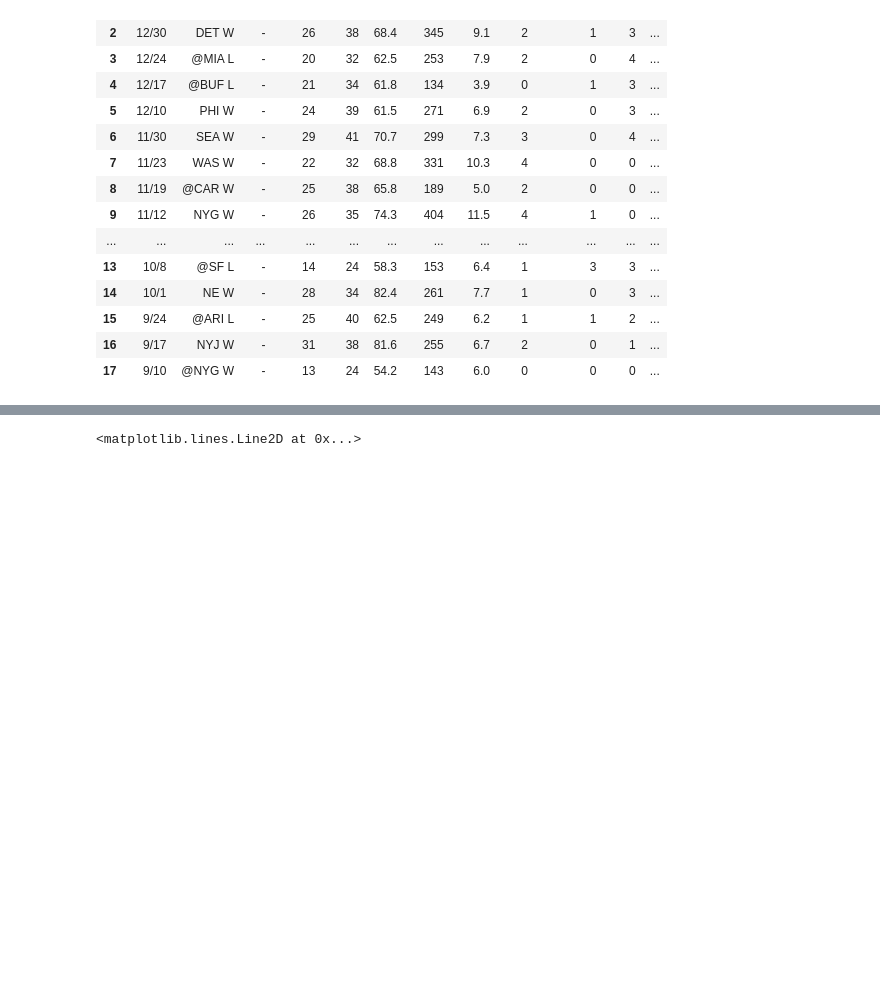
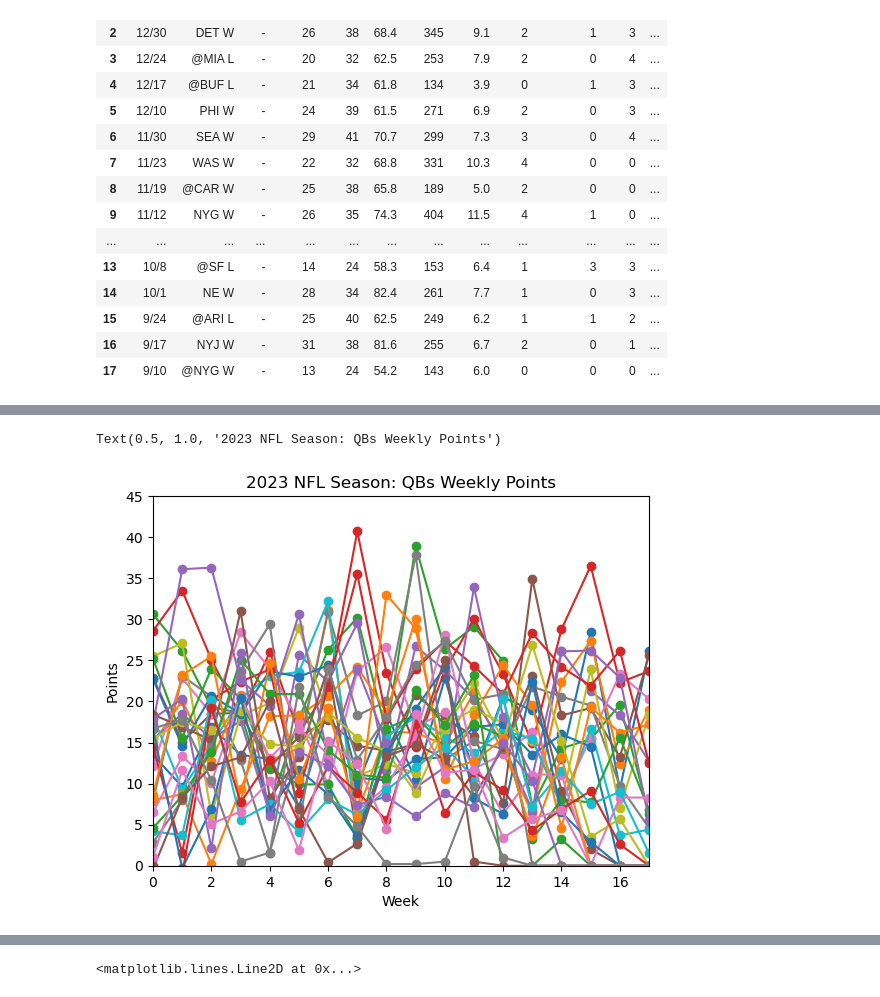
Before and after one commit to killenden/NFL_stats, a Jupyter notebook: plotting.ipynb, the cells around one changed output, grey strips where cells are left out. Cells and saved outputs as stored; diff of their text form; code cells hidden in the pictures; blank space fills up the shorter version.

```diff
--- a/plotting.ipynb
+++ b/plotting.ipynb
@@ -515,3 +646,9 @@ dak_data
 | 15 | 9/24 | @ARI L | - | 25 | 40 | 62.5 | 249 | 6.2 | 1 | 1 | 2 | ... |
 | 16 | 9/17 | NYJ W | - | 31 | 38 | 81.6 | 255 | 6.7 | 2 | 0 | 1 | ... |
 | 17 | 9/10 | @NYG W | - | 13 | 24 | 54.2 | 143 | 6.0 | 0 | 0 | 0 | ... |
+# %%
+pass_df = dataframes['pass_df']
+# %%
+filtered_df = pass_df[(pass_df['ATT'].astype(float) > 50) & (pass_df['GP'].astype(float) > 10)]
+# %%
+player_names_list = filtered_df['Player'].tolist()
@@ -517,0 +750,17 @@ dak_data
+# %%
+dfs_with_names = []
+
+for player_name, df in player_dfs.items():
+    # Assuming the DataFrame has a single column for points, rename it to the player's name
+    df_renamed = df.rename(columns={df.columns[0]: player_name})
+    # Add the player's DataFrame to the list
+    dfs_with_names.append(df_renamed)
+
+# Concatenate all player DataFrames along the columns
+all_players_df = pd.concat(dfs_with_names, axis=1)
+
+all_players_df = all_players_df.round(1)
+
+# Step 2: Display as Table
+# Use pandas styling to display the DataFrame as a table, this is just for visualization and won't create an actual UI element
+display(all_players_df.style.set_table_styles([{'selector': '','props': [('border', '1px solid black')]}]).set_properties(**{'border': '1px solid black'}))
@@ -517,0 +806,10 @@ dak_data
+# %%
+plt.plot(all_players_df.index, all_players_df.loc[0:23], marker='o')
+plt.xlim(0, 17)
+plt.ylim(0, 45)
+plt.xlabel('Week')
+plt.ylabel('Points')
+plt.title('2023 NFL Season: QBs Weekly Points')
+# %% [output]
+Text(0.5, 1.0, '2023 NFL Season: QBs Weekly Points')
+[figure, added]
```
Also changed, not shown: parts of 39 cells of this notebook.
